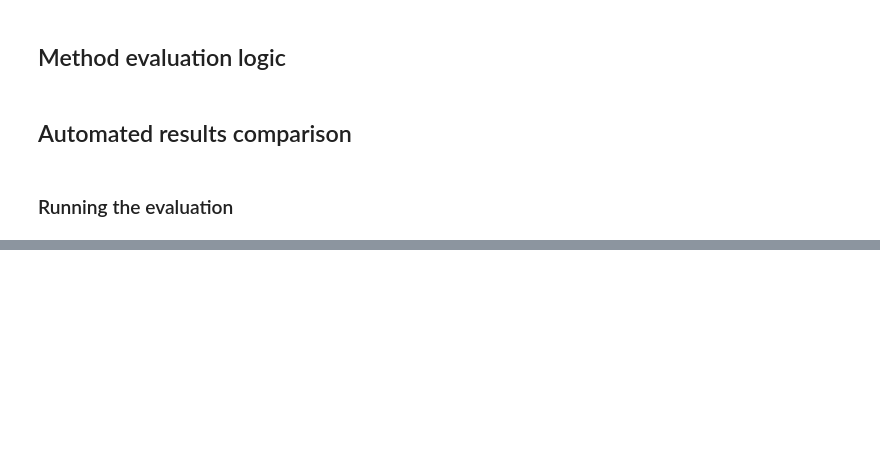
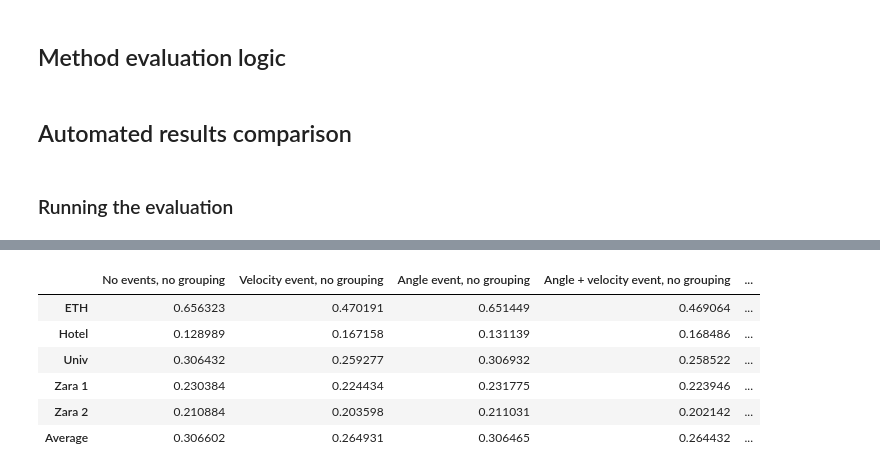
Before and after one commit to karlriis/trajectory-forecasting, a Jupyter notebook: ablation_study.ipynb, the cells around one changed output, grey strips where cells are left out. Saved outputs shown, nothing was run; the diff lists cells and outputs as text; code cells hidden in the pictures; blank space fills up the shorter version.

```diff
--- a/ablation_study.ipynb
+++ b/ablation_study.ipynb
@@ -585,0 +604,43 @@ df_single_ade.style.highlight_min(color = 'lightgreen', axis = 1)
+# %%
+index = [
+    'ETH',
+    'Hotel',
+    'Univ',
+    'Zara 1',
+    'Zara 2',
+
+]
+
+df_data_best_of_20_fde_no_grouping = {
+    'No events' : pd.Series(no_event_no_grouping_res[0]['BEST_OF_20']['FDE'], index = index),
+    'Velocity event' : pd.Series(velocity_event_no_grouping_res[0]['BEST_OF_20']['FDE'], index = index),
+    'Angle event' : pd.Series(angle_event_no_grouping_res[0]['BEST_OF_20']['FDE'], index = index),
+    'Angle + velocity event' : pd.Series(angle_and_velocity_event_no_grouping_res[0]['BEST_OF_20']['FDE'], index = index),
+
+}
+
+df_data_best_of_20_fde_grouping = {
+    'No events' : pd.Series(no_event_grouping_res[0]['BEST_OF_20']['FDE'], index = index),
+    'Velocity event' : pd.Series(velocity_event_grouping_res[0]['BEST_OF_20']['FDE'], index = index),
+    'Angle event' : pd.Series(angle_event_grouping_res[0]['BEST_OF_20']['FDE'], index = index),
+    'Angle + velocity event' : pd.Series(angle_and_velocity_event_grouping_res[0]['BEST_OF_20']['FDE'], index = index),
+
+}
+
+df_best_of_20_fde_no_grouping = pd.DataFrame(df_data_best_of_20_fde_no_grouping)
+df_best_of_20_fde_no_grouping.loc['Average'] = df_best_of_20_fde_no_grouping.mean()
+df_best_of_20_fde_grouping = pd.DataFrame(df_data_best_of_20_fde_grouping)
+df_best_of_20_fde_grouping.loc['Average'] = df_best_of_20_fde_grouping.mean()
+
+df_data_best_of_20_ade = {
+    'No events, no grouping' : pd.Series(no_event_no_grouping_res[0]['BEST_OF_20']['ADE'], index = index),
+    'Velocity event, no grouping' : pd.Series(velocity_event_no_grouping_res[0]['BEST_OF_20']['ADE'], index = index),
+    'Angle event, no grouping' : pd.Series(angle_event_no_grouping_res[0]['BEST_OF_20']['ADE'], index = index),
+    'Angle + velocity event, no grouping' : pd.Series(angle_and_velocity_event_no_grouping_res[0]['BEST_OF_20']['ADE'], index = index),
+    'No events, with grouping' : pd.Series(no_event_grouping_res[0]['BEST_OF_20']['ADE'], index = index),
+    'Velocity event, with grouping' : pd.Series(velocity_event_grouping_res[0]['BEST_OF_20']['ADE'], index = index),
+    'Angle event, with grouping' : pd.Series(angle_event_grouping_res[0]['BEST_OF_20']['ADE'], index = index),
+    'Angle + velocity event, with grouping' : pd.Series(angle_and_velocity_event_grouping_res[0]['BEST_OF_20']['ADE'], index = index),
+}
+df_best_of_20_ade = pd.DataFrame(df_data_best_of_20_ade)
+df_best_of_20_ade.loc['Average'] = df_best_of_20_ade.mean()
@@ -585,0 +684,10 @@ df_single_ade.style.highlight_min(color = 'lightgreen', axis = 1)
+# %%
+df_best_of_20_ade
+# %% [output]
+|  | No events, no grouping | Velocity event, no grouping | Angle event, no grouping | Angle + velocity event, no grouping | ... |
+| ETH | 0.656323 | 0.470191 | 0.651449 | 0.469064 | ... |
+| Hotel | 0.128989 | 0.167158 | 0.131139 | 0.168486 | ... |
+| Univ | 0.306432 | 0.259277 | 0.306932 | 0.258522 | ... |
+| Zara 1 | 0.230384 | 0.224434 | 0.231775 | 0.223946 | ... |
+| Zara 2 | 0.210884 | 0.203598 | 0.211031 | 0.202142 | ... |
+| Average | 0.306602 | 0.264931 | 0.306465 | 0.264432 | ... |
```
Also changed, not shown: parts of 31 cells of this notebook.
